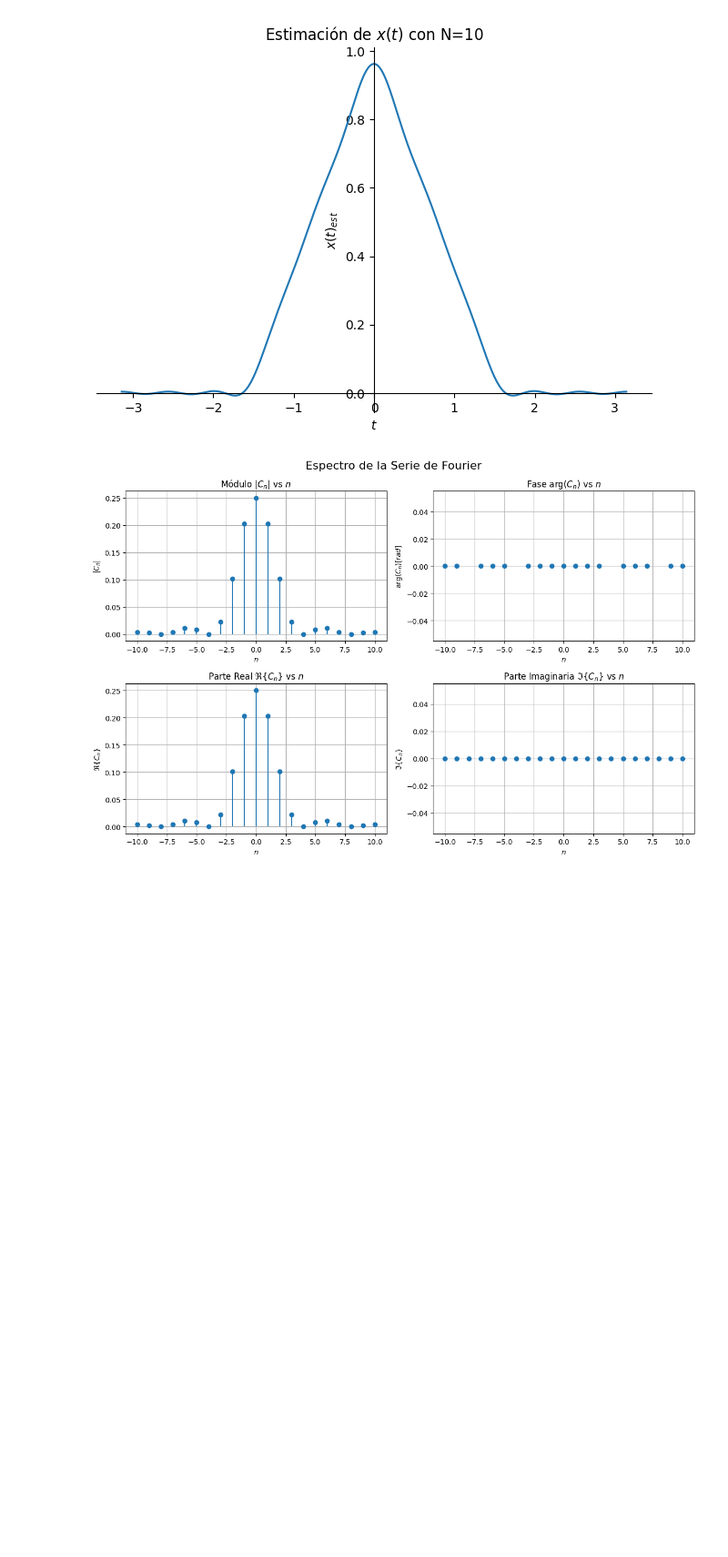
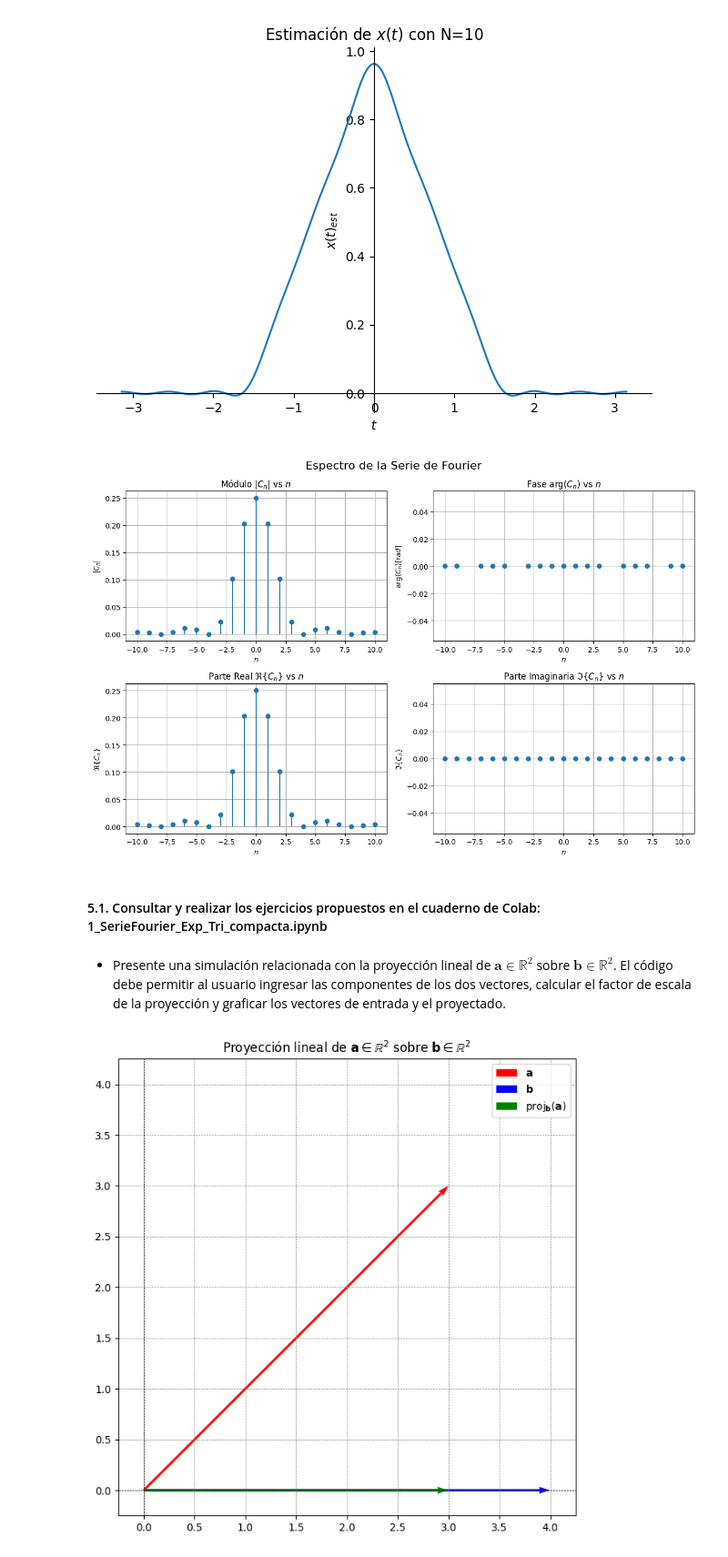
Before and after one commit to AlmondSund/SyS_2025_2, a Jupyter notebook: Taller1_SyS.ipynb, the cells around one changed output. Shown at 91% size. Saved outputs shown, nothing was run; the diff lists cells and outputs as text; code cells hidden in the pictures; blank space fills up the shorter version.

Commit message:
proyección de a en b

```diff
--- a/Taller1_SyS.ipynb
+++ b/Taller1_SyS.ipynb
@@ -966,3 +966,77 @@ plt.tight_layout()
 [figure]
 [figure]
 [figure]
+# %% [markdown]
+#### 5.1. Consultar y realizar los ejercicios propuestos en el cuaderno de Colab: 1_SerieFourier_Exp_Tri_compacta.ipynb
+# %% [markdown]
+- Presente una simulación relacionada con la proyección lineal de $\mathbf{a}\in\mathbb{R}^2$ sobre $\mathbf{b}\in\mathbb{R}^2$. El código debe permitir al usuario ingresar las componentes de los dos vectores, calcular el factor de escala de la proyección y graficar los vectores de entrada y el proyectado.
+# %%
+import numpy as np
+import matplotlib.pyplot as plt
+
+# Calcula la proyección del vector u sobre el vector v
+def proj_vector(u, v):
+    v_norm_sq = np.dot(v, v)
+    if v_norm_sq == 0:
+        raise ValueError("El vector v no puede ser el vector cero.")
+    projection = (np.dot(u, v) / v_norm_sq) * v
+    return projection
+
+# Obtiene los límites del plot considerando un margen
+def get_plot_limits(vectors, margin=0.25):
+    all_coords = np.array(vectors).flatten()
+    min_coord = np.min(all_coords) - margin
+    max_coord = np.max(all_coords) + margin
+    return min_coord, max_coord
+
+# Plotea los vectores en el plano cartesiano
+def plot_vectors(vectors, colors=None, labels=None, title=None):
+    origin = np.array([0, 0])
+
+    # Configuración del plot
+    plt.figure(figsize=(8, 8))
+    plt.axhline(0, color='black',linewidth=0.5, ls='--')
+    plt.axvline(0, color='black',linewidth=0.5, ls='--')
+    plt.grid(color = 'gray', linestyle = '--', linewidth = 0.5)
+    plt.gca().set_aspect('equal', adjustable='box')
+
+    # Obtener límites del plot
+    x_limits = get_plot_limits(vectors)
+    y_limits = get_plot_limits(vectors)
+    plt.xlim(x_limits)
+    plt.ylim(y_limits)
+
+    # Plotear cada vector
+    for i, vec in enumerate(vectors):
+        color = colors[i] if colors and i < len(colors) else 'blue'
+        label = labels[i] if labels and i < len(labels) else None
+        plt.quiver(*origin, vec[0], vec[1], angles='xy', scale_units='xy', scale=1, color=color, headwidth=3, headlength=5, headaxislength=4.5, width=0.005, label=label)
+
+    if title:
+        plt.title(title)
+    if labels:
+        plt.legend()
+    plt.show()
+
+# Definición de los vectores a y b
+a_i = 3
+a_j = 3
+
+b_i = 4
+b_j = 0
+
+a = np.array([a_i, a_j])
+b = np.array([b_i, b_j])
+
+# Cálculo de la proyección de a sobre b
+proj_a_on_b = proj_vector(a, b)
+
+# Plotear los vectores a, b y la proyección de a sobre b
+plot_vectors(
+    vectors=[a, b, proj_a_on_b],
+    colors=['red', 'blue', 'green'],
+    labels=['$\\mathbf{a}$', '$\\mathbf{b}$', '$\\mathrm{proj}_{\\mathbf{b}} (\\mathbf{a})$'],
+    title='Proyección lineal de $\\mathbf{a}\\in\\mathbb{R}^2$ sobre $\\mathbf{b}\\in\\mathbb{R}^2$'
+)
+# %% [output]
+[figure, added]
```
Also changed, not shown: parts of 3 cells of this notebook.
